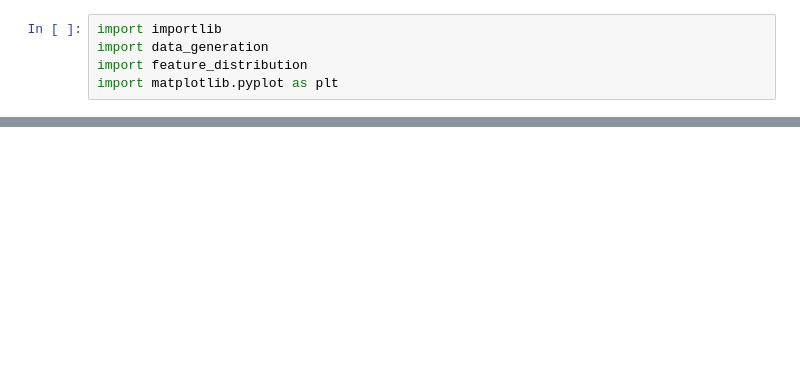
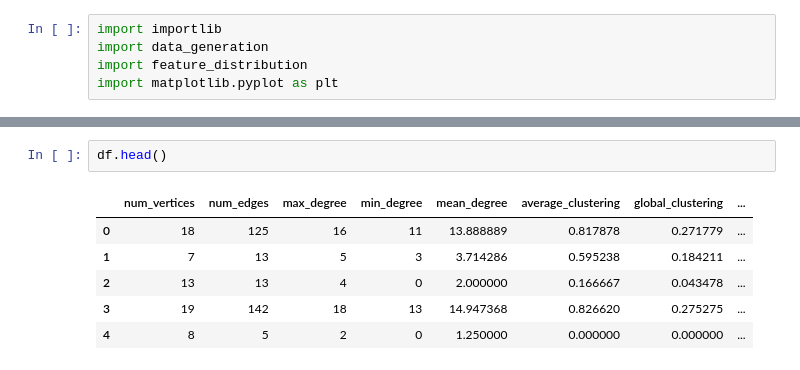
Before and after one commit to FibonAdithya/NetFaCE, a Jupyter notebook: Experiment_notebook.ipynb, the cells around one changed output, grey strips where cells are left out. Drawn from its saved outputs; the diff is of its cells as text; blank space fills up the shorter version.

```diff
--- a/Experiment_notebook.ipynb
+++ b/Experiment_notebook.ipynb
@@ -10,3 +20,12 @@ dataset = data_generation.generate_dataset(100)
+# %%
+df.head()
+# %% [output]
+|  | num_vertices | num_edges | max_degree | min_degree | mean_degree | average_clustering | global_clustering | ... |
+| 0 | 18 | 125 | 16 | 11 | 13.888889 | 0.817878 | 0.271779 | ... |
+| 1 | 7 | 13 | 5 | 3 | 3.714286 | 0.595238 | 0.184211 | ... |
+| 2 | 13 | 13 | 4 | 0 | 2.000000 | 0.166667 | 0.043478 | ... |
+| 3 | 19 | 142 | 18 | 13 | 14.947368 | 0.826620 | 0.275275 | ... |
+| 4 | 8 | 5 | 2 | 0 | 1.250000 | 0.000000 | 0.000000 | ... |
 # %%
 importlib.reload(feature_distribution)
 # Select features to visualize
```
Also changed, not shown: parts of 4 cells of this notebook, 2 other files.
